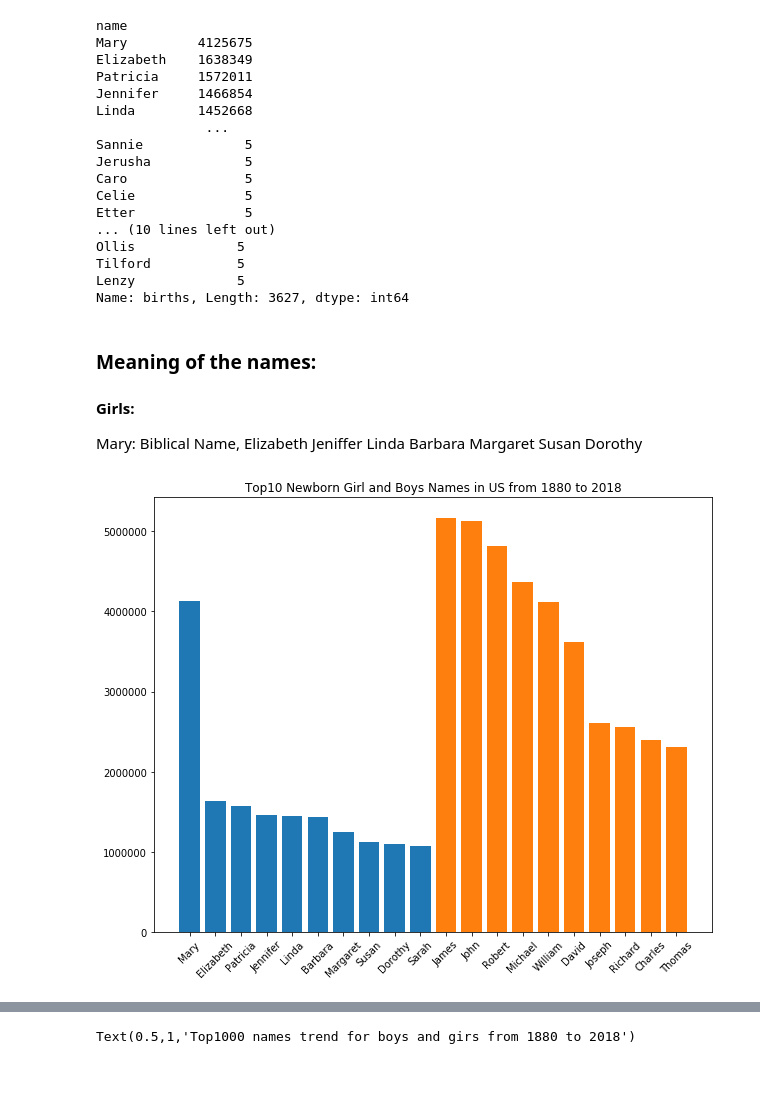
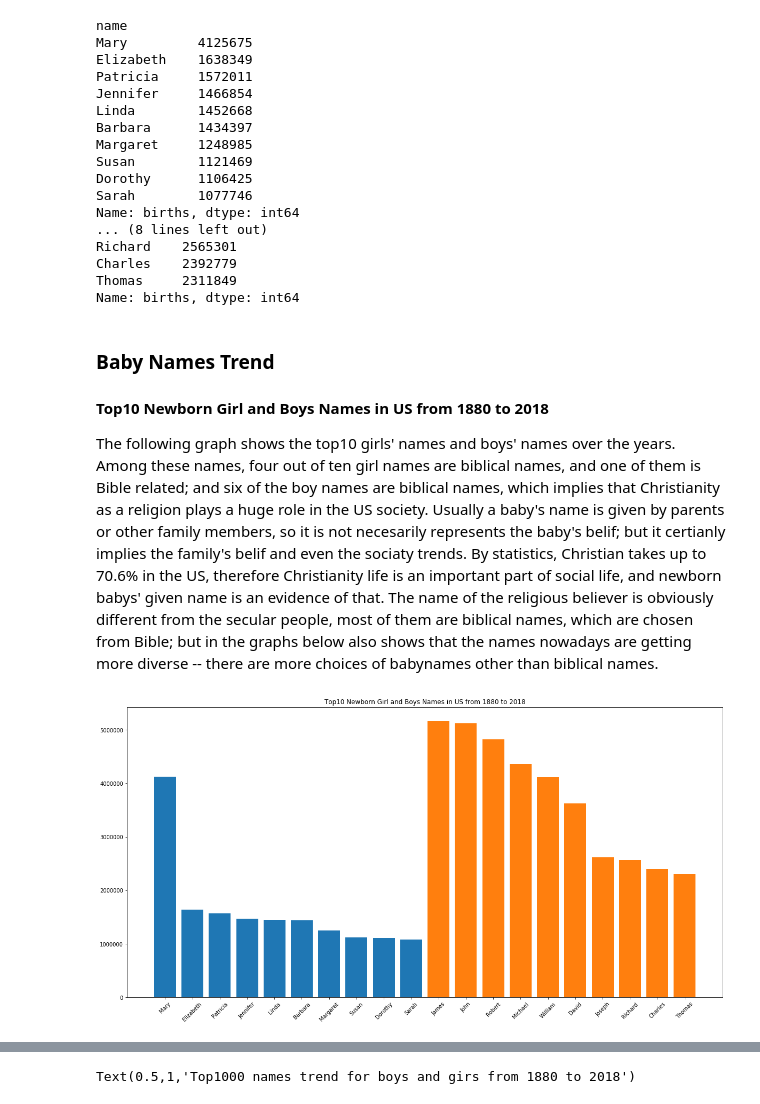
Before and after one commit to ffflora/data-analysis-projects, a Jupyter notebook: babynames.ipynb, the cells around one changed output, grey strips where cells are left out. Cells and saved outputs as stored; diff of their text form; code cells hidden in the pictures; blank space fills up the shorter version.

```diff
--- a/babynames.ipynb
+++ b/babynames.ipynb
@@ -139,8 +70,8 @@ def get_top_name(sex):
         topname = top1000.groupby(['name']).births.sum().sort_values(ascending=False)
     return topname
 # %%
-print(get_top_name('F'))
-print(get_top_name('M'))
+print(get_top_name('F')[:10])
+print(get_top_name('M')[:10])
 # %% [output]
 name
 Mary         4125675
@@ -148,35 +79,29 @@ Elizabeth    1638349
 Patricia     1572011
 Jennifer     1466854
 Linda        1452668
-              ...
-Sannie             5
-Jerusha            5
-Caro               5
-Celie              5
-Etter              5
-... (10 lines left out)
-Ollis             5
-Tilford           5
-Lenzy             5
-Name: births, Length: 3627, dtype: int64
+Barbara      1434397
+Margaret     1248985
+Susan        1121469
+Dorothy      1106425
+Sarah        1077746
+Name: births, dtype: int64
+... (8 lines left out)
+Richard    2565301
+Charles    2392779
+Thomas     2311849
+Name: births, dtype: int64
-# %% [markdown]
-### Meaning of the names:
-#### Girls:
-
-Mary: Biblical Name,
-Elizabeth
-Jeniffer
-Linda
-Barbara
-Margaret
-Susan
-Dorothy
+# %% [markdown]
+### Baby Names Trend
+#### Top10 Newborn Girl and Boys Names in US from 1880 to 2018
+
+
+The following graph shows the top10 girls' names and boys' names over the years. Among these names, four out of ten girl names are biblical names, and one of them is Bible related; and six of the boy names are biblical names, which implies that Christianity as a religion plays a huge role in the US society. Usually a baby's name is given by parents or other family members, so it is not necesarily represents the baby's belif; but it certianly implies the family's belif and even the sociaty trends. By statistics, Christian takes up to 70.6% in the US, therefore Christianity life is an important part of social life, and newborn babys' given name is an evidence of that. The name of the religious believer is obviously different from the secular people, most of them are biblical names, which are chosen from Bible; but in the graphs below also shows that the names nowadays are getting more diverse -- there are more choices of babynames other than biblical names.
 # %%
-fig,axes = plt.subplots(1,1,figsize=(10,8))
+fig,axes = plt.subplots(1,1,figsize=(20,10))
 plt.bar(get_top_name('F')[:10].index,get_top_name('F')[:10])
 plt.bar(get_top_name('M')[:10].index,get_top_name('M')[:10])
 plt.title('Top10 Newborn Girl and Boys Names in US from 1880 to 2018')
 plt.xticks(rotation = 45)
 plt.show()
 # %% [output]
-[figure, old version]
+[figure, new version]
```
Also changed, not shown: parts of 13 cells of this notebook.
